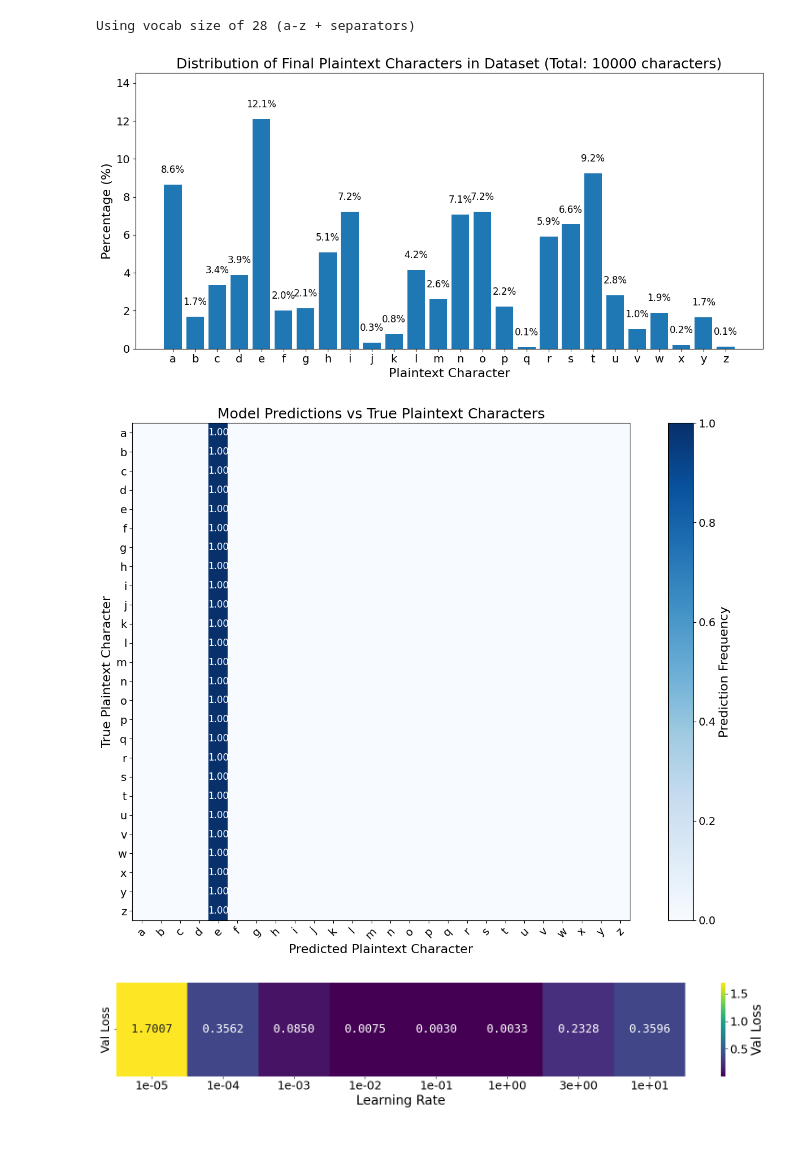
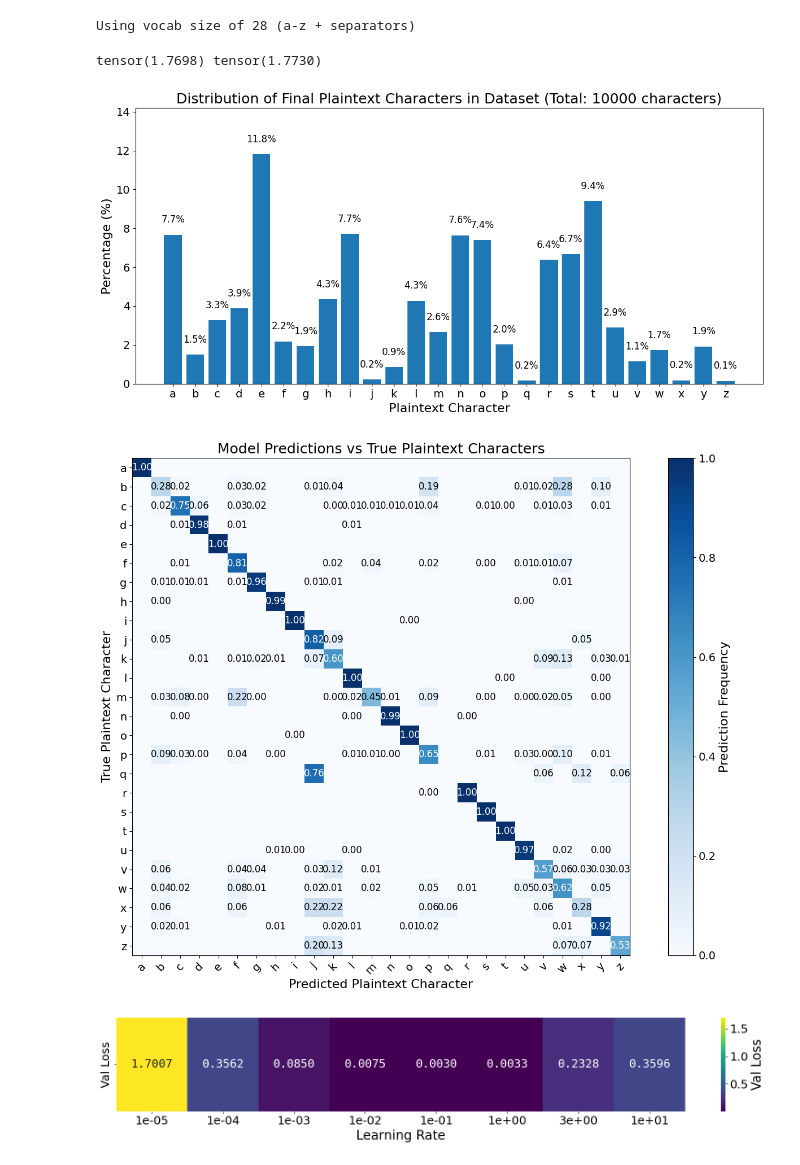
Before and after one commit to patmendoza6745/transformers-break-encryption-via-icl, a Jupyter notebook: plots.ipynb, the cells around one changed output. Drawn from its saved outputs; the diff is of its cells as text; code cells hidden in the pictures.

```diff
--- a/plots.ipynb
+++ b/plots.ipynb
@@ -15,9 +15,9 @@ device_type = 'cuda' if torch.cuda.is_available() else 'cpu'
 device = 'cuda'
 # %%
 # load model checkpoint
-checkpoint = torch.load('out/lr-1e-3/final_lr-1e-3_524M_ckpt.pt', map_location=device)
+checkpoint = torch.load('out/lr-1e-3/lr-1e-3_524M_ckpt.pt', map_location=device)
 checkpoint_model_args = checkpoint['model_args']
-n_layer=8
+n_layer=12
 n_head=8
 n_embd=256
 bias=False
@@ -90,8 +90,8 @@ def get_batch(split):
     prompt_sz = 2 * k_pairs                       # 2048 tokens
     assert prompt_sz == block_size, "block_size must be 2*k_pairs"
 
-    X = torch.full((batch_size, block_size), stoi['|'],  dtype=torch.long)
-    Y = torch.full((batch_size, block_size), -1,          dtype=torch.long)
+    X = torch.full((batch_size, block_size - 1), stoi['|'],  dtype=torch.long)
+    Y = torch.full((batch_size, block_size - 1), -1,          dtype=torch.long)
 
     for b in range(batch_size):
         # ----- 1. grab k plaintext letters from corpus -------------------
@@ -106,10 +106,11 @@ def get_batch(split):
         for i, p in enumerate(plain):
             c = enc[p]
             if i < known_k:                                 # give answer
-                buf.extend([c, p]);      tgt.extend([-1, p])
+                buf.extend([c, p])
+                tgt.extend([p, -1])
             else:                                           # query pair
-                buf.extend([c, stoi['?']])
-                tgt.extend([-1, p])
+                buf.extend([c])
+                tgt.extend([p])
 
         X[b] = torch.from_numpy(np.asarray(buf,  np.uint8))
         Y[b] = torch.from_numpy(np.asarray(tgt, np.int64))
@@ -146,6 +147,10 @@ def estimate_loss():
 Using vocab size of 28 (a-z + separators)
 # %%
 l = estimate_loss()
+# %%
+print(l['train'], l['val'])
+# %% [output]
+tensor(1.7698) tensor(1.7730)
 # %%
 @torch.no_grad()
 def visualize_samples(num_samples=5, split='val'):
@@ -176,15 +181,13 @@ def visualize_samples(num_samples=5, split='val'):
 
         # For each batch item
         for i in range(X.shape[0]):
-            # Find the query position (the last '?' in the sequence)
-            query_positions = (X[i] == stoi['?']).nonzero().flatten()
-            if len(query_positions) == 0:
+            # Find the last position in the sequence (where the model makes its prediction)
+            seq_len = (X[i] != 0).sum().item()  # Count non-padding tokens
+            if seq_len == 0:
                 continue
 
-            query_pos = query_positions[-1].item()
-
-            # The prediction comes right after the query
-            pred_pos = query_pos
+            # The last position is where the prediction happens
+            pred_pos = seq_len - 1
 
             # Get the true label
             true_label = Y[i, pred_pos].item()
@@ -209,7 +212,8 @@ def visualize_samples(num_samples=5, split='val'):
             true_vs_pred[true_char][pred_char] += 1
 
             # Track the distribution of plaintext characters after query ciphertext
-            cipher_char = itos[X[i, query_pos-1].item()]
+            # The last character in the sequence is the ciphertext we're querying about
+            cipher_char = itos[X[i, pred_pos].item()]
             plain_char = itos[true_label]
 
             if cipher_char not in query_cipher_to_plain:
@@ -289,35 +293,35 @@ def visualize_samples(num_samples=5, split='val'):
     plt.imshow(confusion_norm, cmap='Blues')
     cbar = plt.colorbar(label='Prediction Frequency')
     cbar.ax.tick_params(labelsize=14)
     cbar.set_label('Prediction Frequency', fontsize=16)
     plt.title('Model Predictions vs True Plaintext Characters', fontsize=18)
     plt.xlabel('Predicted Plaintext Character', fontsize=16)
     plt.ylabel('True Plaintext Character', fontsize=16)
 
     # Set ticks
     plt.xticks(np.arange(len(all_chars)), all_chars, fontsize=14)
     plt.yticks(np.arange(len(all_chars)), all_chars, fontsize=14)
 
     # Rotate x-axis labels
     plt.xticks(rotation=45)
 
     # Add text annotations
     for i in range(len(all_chars)):
         for j in range(len(all_chars)):
             if confusion_norm[i, j] > 0:
                 text_color = 'white' if confusion_norm[i, j] > 0.5 else 'black'
                 plt.text(j, i, f'{confusion_norm[i, j]:.2f}',
                         ha='center', va='center', color=text_color,
                         fontsize=12)
 
     plt.tight_layout()
     plt.show()
 
 # Visualize the overall distribution from the validation set
 visualize_samples(num_samples=10000, split='val')
 # %% [output]
-[figure, old version]
+[figure, new version]
-[figure, old version]
+[figure, new version]
 # %%
 import matplotlib.pyplot as plt
 import numpy as np
```
Also changed, not shown: parts of 6 cells of this notebook, 3 other files.
